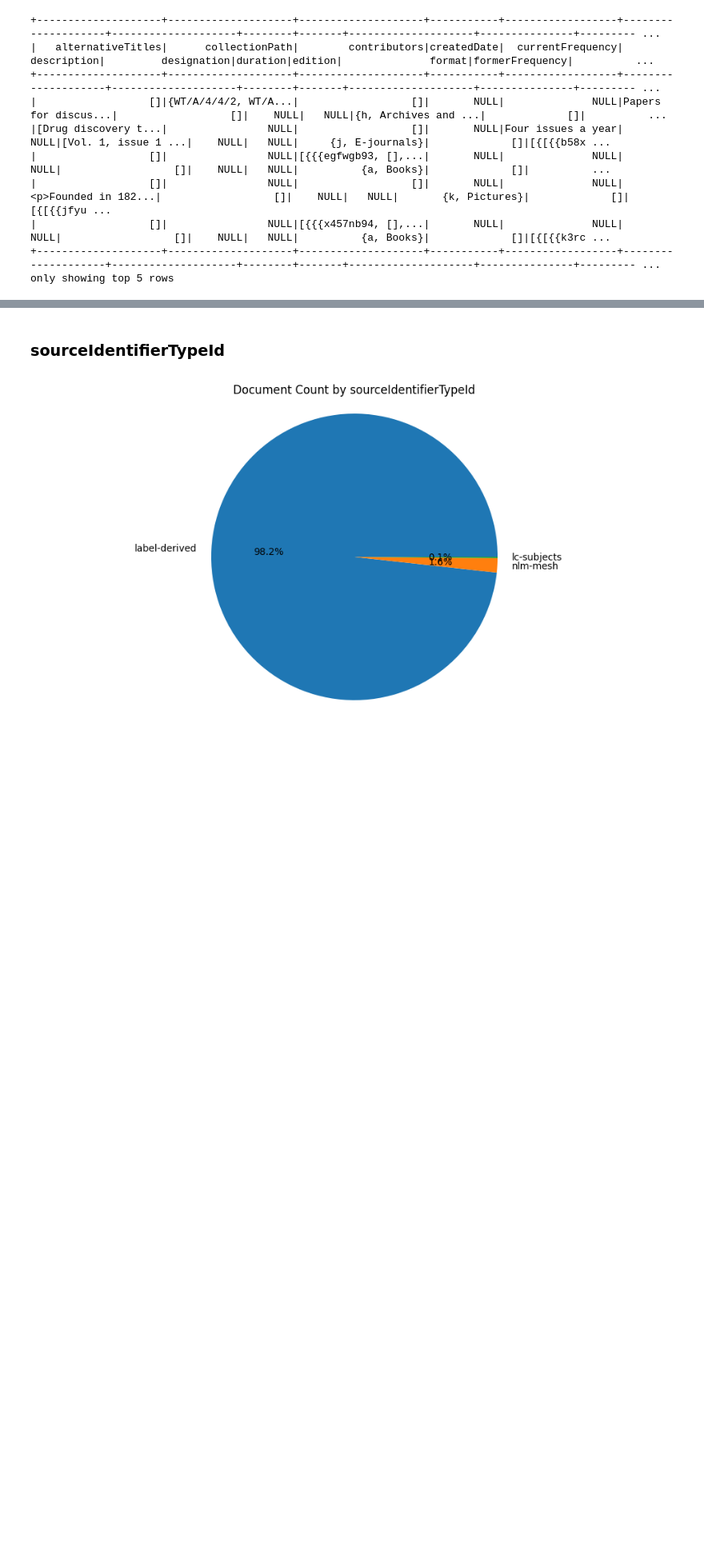
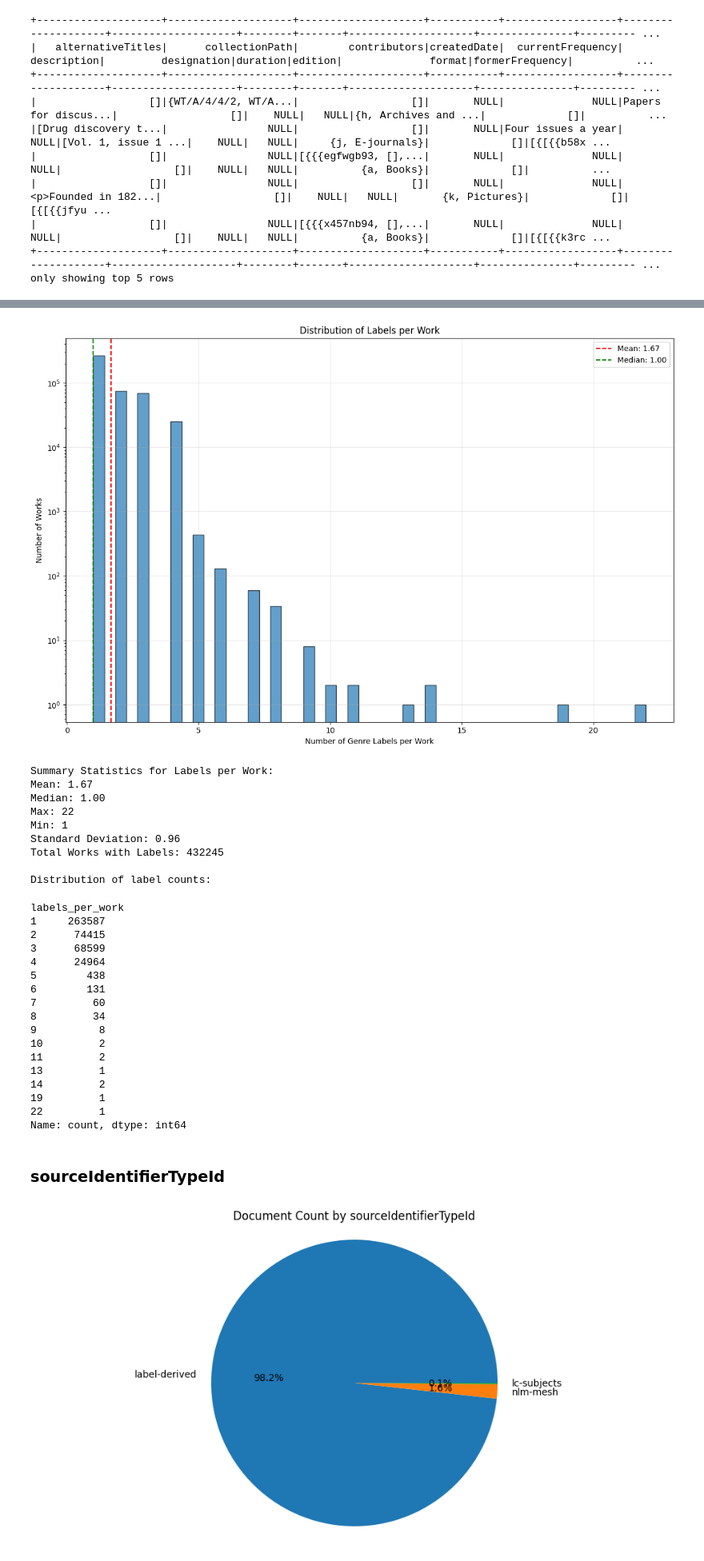
Before and after one commit to danniesim/wc_simd, a Jupyter notebook: notebooks/es_denormalised.ipynb, the cells around one changed output, grey strips where cells are left out. Shown at 80% size. Cells and saved outputs as stored; diff of their text form; code cells hidden in the pictures; blank space fills up the shorter version.

```diff
--- a/notebooks/es_denormalised.ipynb
+++ b/notebooks/es_denormalised.ipynb
@@ -533,3 +523,83 @@ Distinct count without CanonicalId 1410
+# %%
+from pyspark.sql import functions as F
+import matplotlib.pyplot as plt
+
+# Count the number of genre labels per work using canonical_id as the work identifier
+labels_per_work_df = (
+    spark.table("es_works_denormalised")
+    .select("canonical_id", "document.data.genres")
+    .select("canonical_id", F.explode("genres").alias("genre"))
+    .select("canonical_id", F.explode("genre.concepts").alias("concept"))
+    .select("canonical_id", "concept.label")
+    .groupBy("canonical_id")
+    .count()
+    .withColumnRenamed("count", "labels_per_work")
+)
+
+# Convert to pandas for plotting
+labels_distribution = labels_per_work_df.toPandas()
+
+# Create histogram
+plt.figure(figsize=(12, 8))
+plt.hist(labels_distribution['labels_per_work'], bins=50, edgecolor='black', alpha=0.7)
+plt.xlabel('Number of Genre Labels per Work')
+plt.ylabel('Number of Works')
+plt.yscale('log')  # Use logarithmic scale for better visibility
+plt.title('Distribution of Labels per Work')
+plt.grid(True, alpha=0.3)
+
+# Add some statistics as text on the plot
+mean_labels = labels_distribution['labels_per_work'].mean()
+median_labels = labels_distribution['labels_per_work'].median()
+max_labels = labels_distribution['labels_per_work'].max()
+
+plt.axvline(mean_labels, color='red', linestyle='--', label=f'Mean: {mean_labels:.2f}')
+plt.axvline(median_labels, color='green', linestyle='--', label=f'Median: {median_labels:.2f}')
+plt.legend()
+
+plt.tight_layout()
+plt.show()
+
+# Print summary statistics
+print(f"Summary Statistics for Labels per Work:")
+print(f"Mean: {mean_labels:.2f}")
+print(f"Median: {median_labels:.2f}")
+print(f"Max: {max_labels}")
+print(f"Min: {labels_distribution['labels_per_work'].min()}")
+print(f"Standard Deviation: {labels_distribution['labels_per_work'].std():.2f}")
+print(f"Total Works with Labels: {len(labels_distribution)}")
+
+# Show distribution of label counts
+print(f"\nDistribution of label counts:")
+labels_distribution['labels_per_work'].value_counts().sort_index().head(20)
+# %% [output]
+[figure, added]
+Summary Statistics for Labels per Work:
+Mean: 1.67
+Median: 1.00
+Max: 22
+Min: 1
+Standard Deviation: 0.96
+Total Works with Labels: 432245
+
+Distribution of label counts:
+labels_per_work
+1     263587
+2      74415
+3      68599
+4      24964
+5        438
+6        131
+7         60
+8         34
+9          8
+10         2
+11         2
+13         1
+14         2
+19         1
+22         1
+Name: count, dtype: int64
 # %% [markdown]
 ### sourceIdentifierTypeId
 # %%
```
Also changed, not shown: parts of 48 cells of this notebook, 1 other file.
